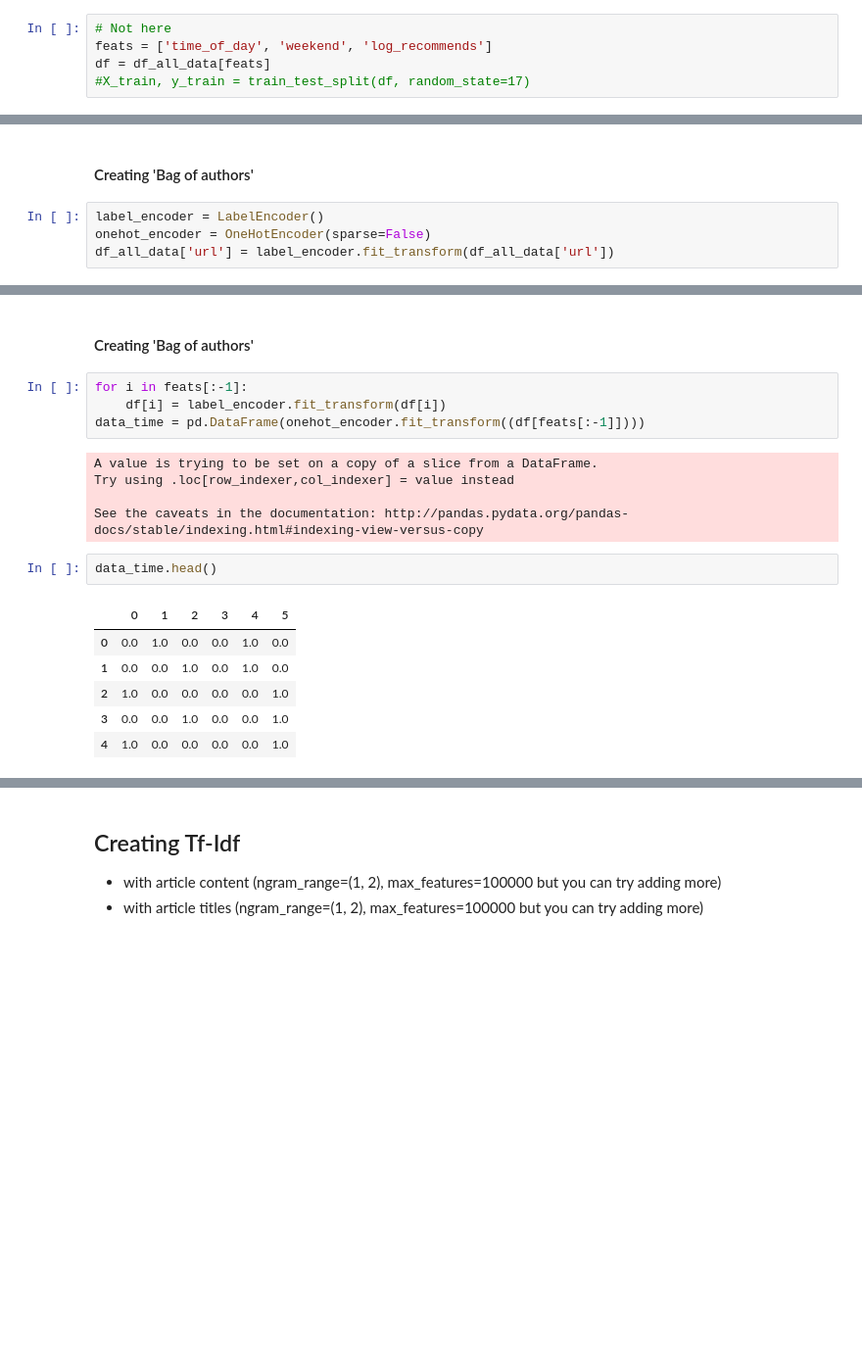
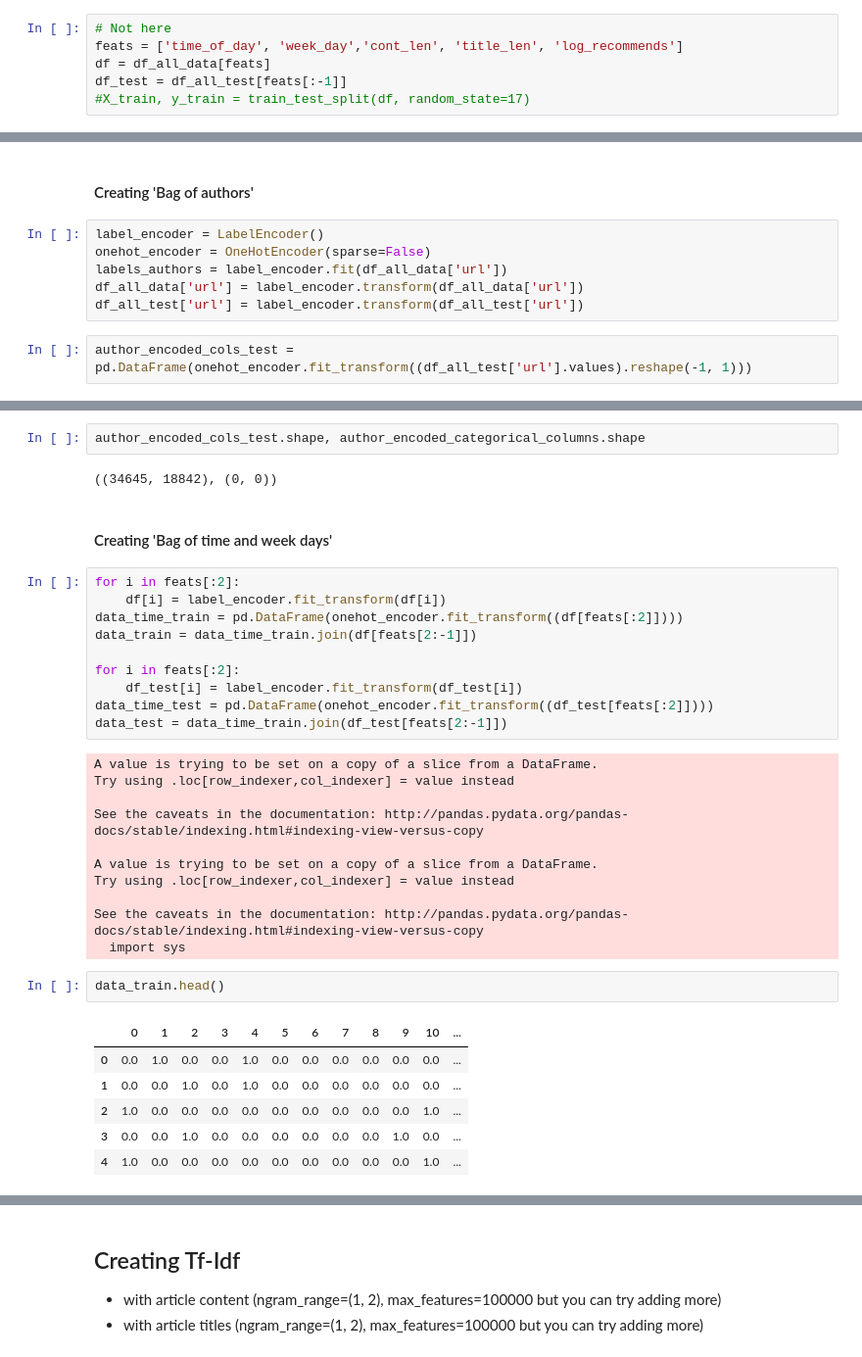
Before and after one commit to sneilk/mlcourse, a Jupyter notebook: Lesson6.ipynb, the cells around one changed output, grey strips where cells are left out. Shown: that part at 98% size. Drawn from its saved outputs; the diff is of its cells as text; blank space fills up the shorter version.

Commit message:
Sparsed data, fitted model, calculated MAE

```diff
--- a/Lesson6.ipynb
+++ b/Lesson6.ipynb
@@ -203,7 +231,8 @@ df_all_data['url'] = df_all_data['author'].map(url_data)
 # %%
 # Not here
-feats = ['time_of_day', 'weekend', 'log_recommends']
+feats = ['time_of_day', 'week_day','cont_len', 'title_len', 'log_recommends']
 df = df_all_data[feats]
+df_test = df_all_test[feats[:-1]]
 #X_train, y_train = train_test_split(df, random_state=17)
 # %%
 df.head()
@@ -219,4 +241,8 @@ df.head()
 # %%
 label_encoder = LabelEncoder()
 onehot_encoder = OneHotEncoder(sparse=False)
-df_all_data['url'] = label_encoder.fit_transform(df_all_data['url'])
+labels_authors = label_encoder.fit(df_all_data['url'])
+df_all_data['url'] = label_encoder.transform(df_all_data['url'])
+df_all_test['url'] = label_encoder.transform(df_all_test['url'])
+# %%
+author_encoded_cols_test = pd.DataFrame(onehot_encoder.fit_transform((df_all_test['url'].values).reshape(-1, 1)))
@@ -234,20 +257,36 @@ author_encoded_categorical_columns.head()
+# %%
+author_encoded_cols_test.shape, author_encoded_categorical_columns.shape
+# %% [output]
+((34645, 18842), (0, 0))
 # %% [markdown]
-#### Creating 'Bag of authors'
+#### Creating 'Bag of time and week days'
 # %%
-for i in feats[:-1]:
+for i in feats[:2]:
     df[i] = label_encoder.fit_transform(df[i])
-data_time = pd.DataFrame(onehot_encoder.fit_transform((df[feats[:-1]])))
+data_time_train = pd.DataFrame(onehot_encoder.fit_transform((df[feats[:2]])))
+data_train = data_time_train.join(df[feats[2:-1]])
+
+for i in feats[:2]:
+    df_test[i] = label_encoder.fit_transform(df_test[i])
+data_time_test = pd.DataFrame(onehot_encoder.fit_transform((df_test[feats[:2]])))
+data_test = data_time_train.join(df_test[feats[2:-1]])
 # %% [output]
 A value is trying to be set on a copy of a slice from a DataFrame.
 Try using .loc[row_indexer,col_indexer] = value instead
 
 See the caveats in the documentation: http://pandas.pydata.org/pandas-docs/stable/indexing.html#indexing-view-versus-copy
+
+A value is trying to be set on a copy of a slice from a DataFrame.
+Try using .loc[row_indexer,col_indexer] = value instead
+
+See the caveats in the documentation: http://pandas.pydata.org/pandas-docs/stable/indexing.html#indexing-view-versus-copy
+  import sys
 # %%
-data_time.head()
+data_train.head()
 # %% [output]
-|  | 0 | 1 | 2 | 3 | 4 | 5 |
-| 0 | 0.0 | 1.0 | 0.0 | 0.0 | 1.0 | 0.0 |
-| 1 | 0.0 | 0.0 | 1.0 | 0.0 | 1.0 | 0.0 |
-| 2 | 1.0 | 0.0 | 0.0 | 0.0 | 0.0 | 1.0 |
-| 3 | 0.0 | 0.0 | 1.0 | 0.0 | 0.0 | 1.0 |
-| 4 | 1.0 | 0.0 | 0.0 | 0.0 | 0.0 | 1.0 |
+|  | 0 | 1 | 2 | 3 | 4 | 5 | 6 | 7 | 8 | 9 | 10 | ... |
+| 0 | 0.0 | 1.0 | 0.0 | 0.0 | 1.0 | 0.0 | 0.0 | 0.0 | 0.0 | 0.0 | 0.0 | ... |
+| 1 | 0.0 | 0.0 | 1.0 | 0.0 | 1.0 | 0.0 | 0.0 | 0.0 | 0.0 | 0.0 | 0.0 | ... |
+| 2 | 1.0 | 0.0 | 0.0 | 0.0 | 0.0 | 0.0 | 0.0 | 0.0 | 0.0 | 0.0 | 1.0 | ... |
+| 3 | 0.0 | 0.0 | 1.0 | 0.0 | 0.0 | 0.0 | 0.0 | 0.0 | 0.0 | 1.0 | 0.0 | ... |
+| 4 | 1.0 | 0.0 | 0.0 | 0.0 | 0.0 | 0.0 | 0.0 | 0.0 | 0.0 | 0.0 | 1.0 | ... |
```
Also changed, not shown: parts of 41 cells of this notebook.
